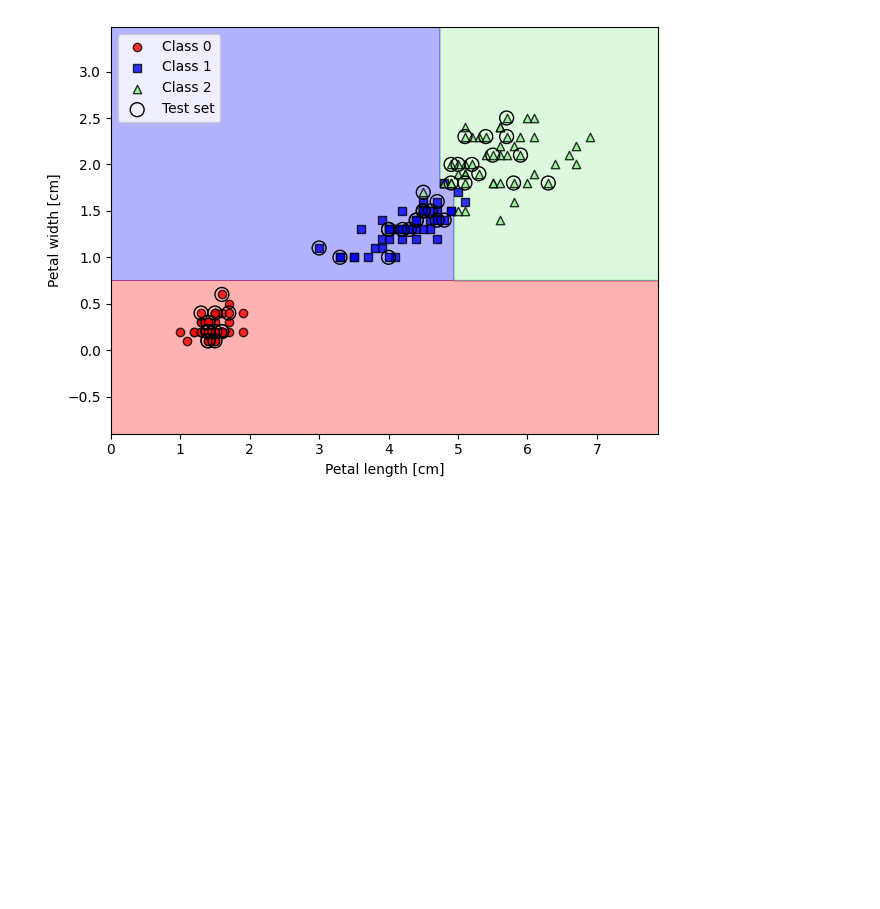
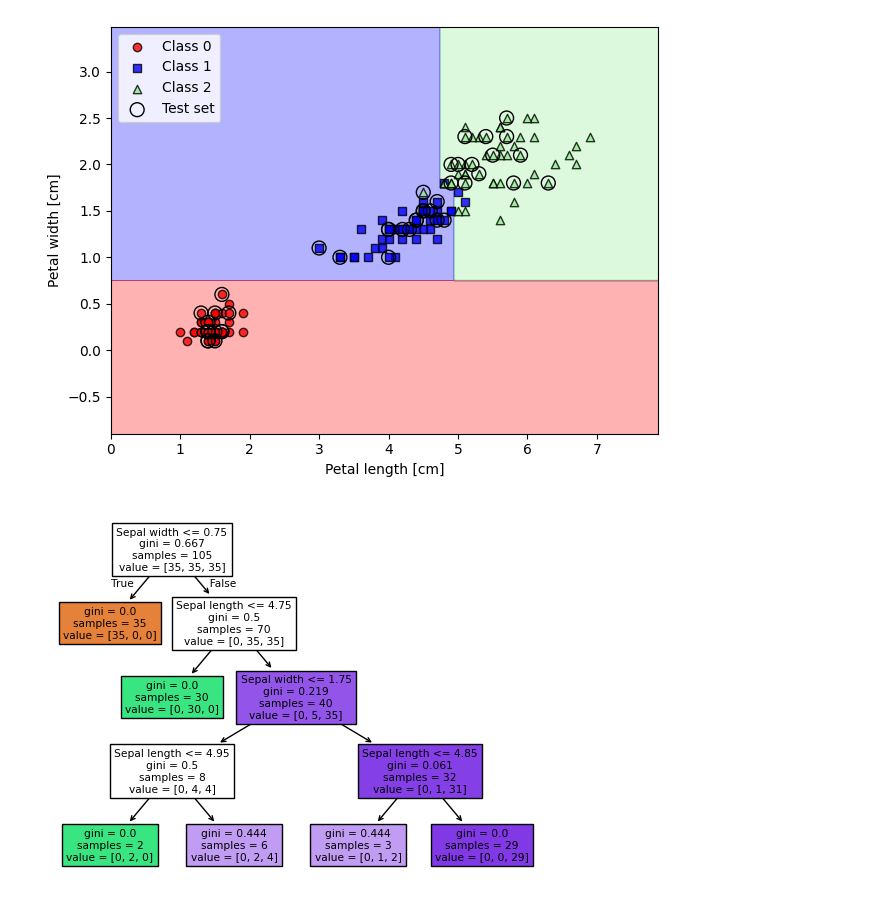
Before and after one commit to TheKnowingEye/Learning, a Jupyter notebook: Pytorch Book/Chapter 3/sci.ipynb, the cells around one changed output. Drawn from its saved outputs; the diff is of its cells as text; code cells hidden in the pictures; blank space fills up the shorter version.

```diff
--- a/Pytorch Book/Chapter 3/sci.ipynb
+++ b/Pytorch Book/Chapter 3/sci.ipynb
@@ -239,3 +239,12 @@ plt.show()
 >>> plt.show()
 # %% [output]
 [figure]
+# %%
+>>> from sklearn import tree
+>>> feature_names = ['Sepal length', 'Sepal width','Petal length', 'Petal width']
+>>> tree.plot_tree(tree_model,
+               feature_names=feature_names,
+               filled=True)
+>>> plt.show()
+# %% [output]
+[figure, added]
```
Also changed, not shown: parts of 2 cells of this notebook, 2 other files.
